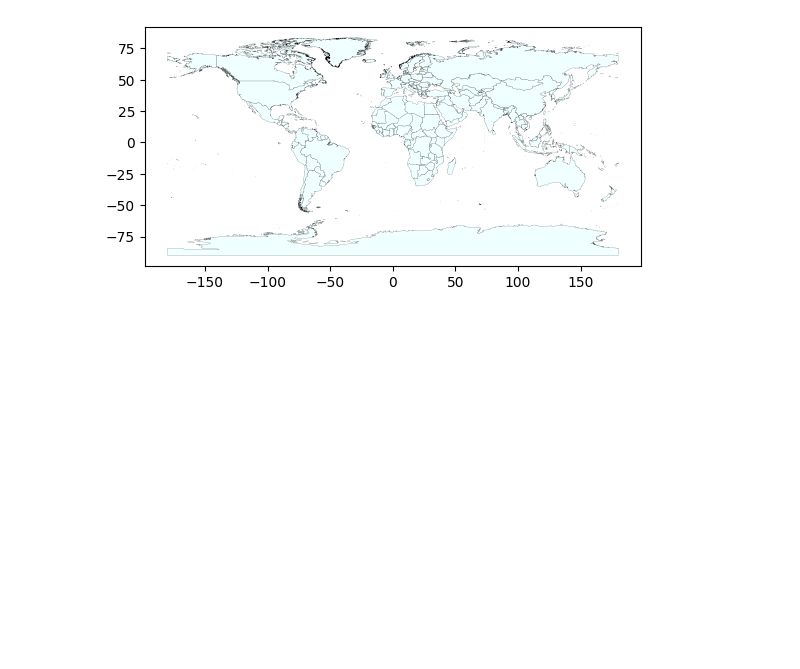
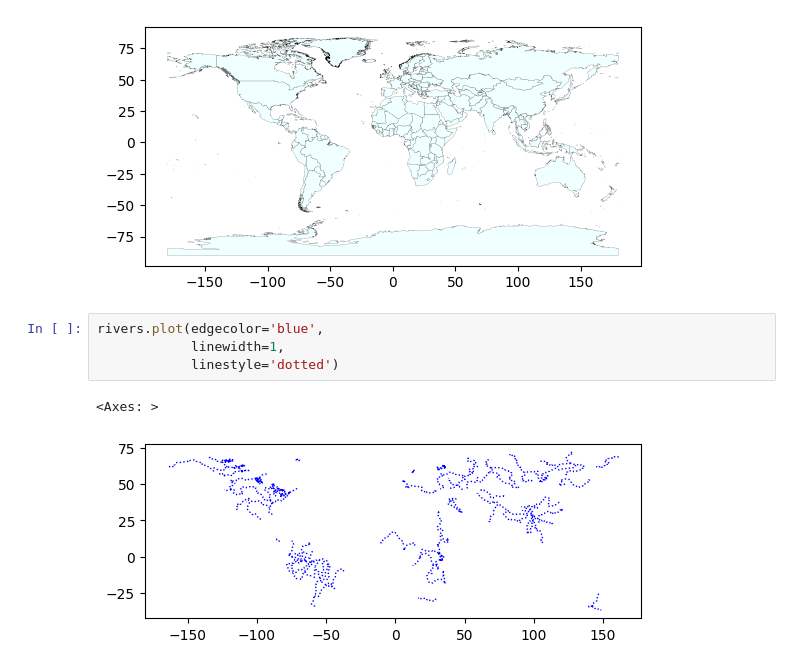
Before and after one commit to Ricardoabelhp/introgeodf, a Jupyter notebook: rhp_geopandas.ipynb, the cells around one changed output. Saved outputs shown, nothing was run; the diff lists cells and outputs as text; blank space fills up the shorter version.

```diff
--- a/rhp_geopandas.ipynb
+++ b/rhp_geopandas.ipynb
@@ -115,3 +156,10 @@ countries.plot(facecolor="azure",#color of polygon fill
 # %% [output]
 <Axes: >
 [figure]
+# %%
+rivers.plot(edgecolor='blue',
+            linewidth=1,
+            linestyle='dotted')
+# %% [output]
+<Axes: >
+[figure, added]
```
Also changed, not shown: parts of 13 cells of this notebook.
